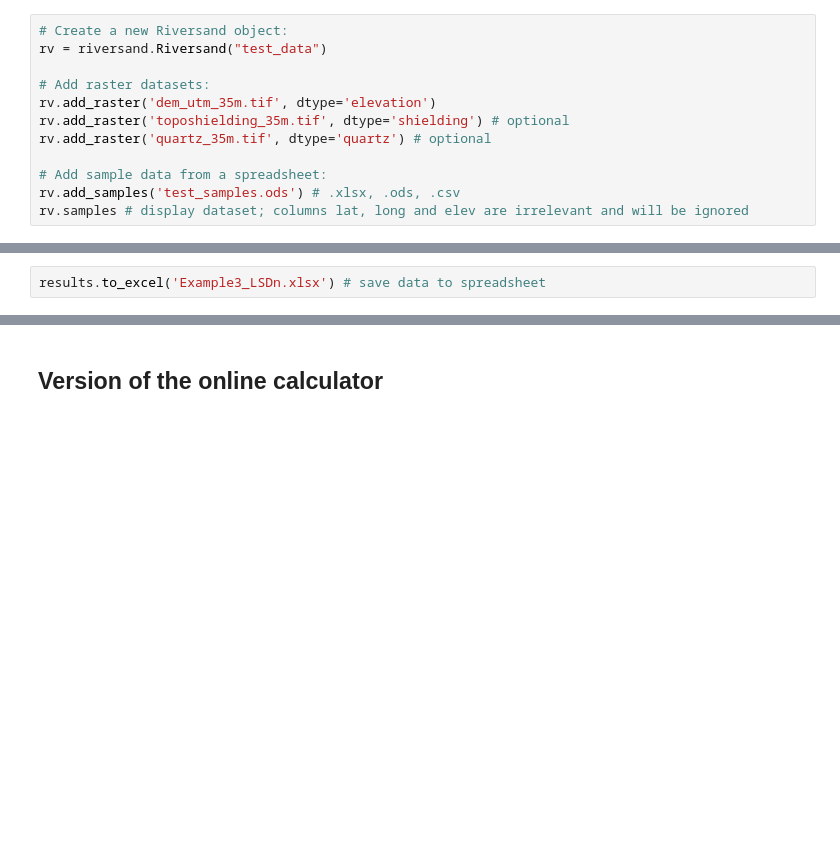
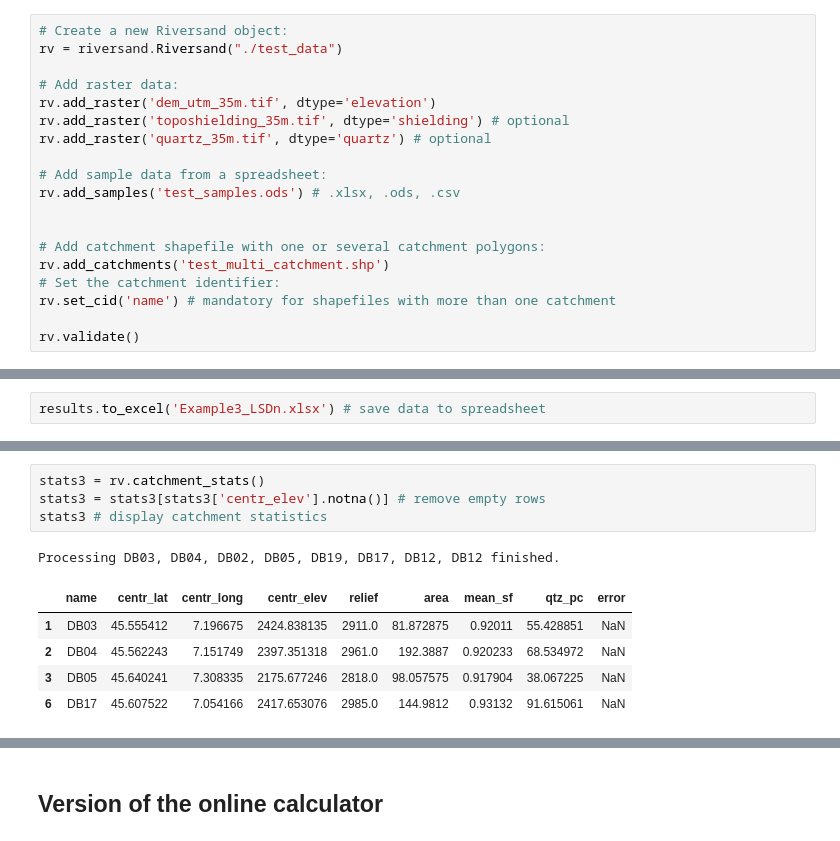
Before and after one commit to kstueb/riversand, a Jupyter notebook: riversand/example_scripts/quickstart.ipynb, the cells around one changed output, grey strips where cells are left out. Saved outputs shown, nothing was run; the diff lists cells and outputs as text; blank space fills up the shorter version.

```diff
--- a/riversand/example_scripts/quickstart.ipynb
+++ b/riversand/example_scripts/quickstart.ipynb
@@ -176,13 +189,20 @@ To process a shapefile with more than one catchment polygon import sample data f
 # %%
 # Create a new Riversand object:
-rv = riversand.Riversand("test_data")
+rv = riversand.Riversand("./test_data")
 
-# Add raster datasets:
+# Add raster data:
 rv.add_raster('dem_utm_35m.tif', dtype='elevation')
 rv.add_raster('toposhielding_35m.tif', dtype='shielding') # optional
 rv.add_raster('quartz_35m.tif', dtype='quartz') # optional
 
 # Add sample data from a spreadsheet:
 rv.add_samples('test_samples.ods') # .xlsx, .ods, .csv
-rv.samples # display dataset; columns lat, long and elev are irrelevant and will be ignored
+
+
+# Add catchment shapefile with one or several catchment polygons:
+rv.add_catchments('test_multi_catchment.shp')
+# Set the catchment identifier:
+rv.set_cid('name') # mandatory for shapefiles with more than one catchment
+
+rv.validate()
 # %% [output]
@@ -304,3 +311,14 @@ results
 | 3 | DB04 | LSDn | Be-10 quartz | 68.534972 | 0.082983 | 0.004026 | 0.004468 | 0.000224 |  |
 | 4 | DB05 | LSDn | Be-10 quartz | 38.067225 | 0.076386 | 0.003608 | 0.003987 | 0.000363 |  |
 | 9 | DB17 | LSDn | Be-10 quartz | 91.615061 | 0.06793 | 0.003154 | 0.00346 | 0.000014 |  |
+# %%
+stats3 = rv.catchment_stats()
+stats3 = stats3[stats3['centr_elev'].notna()] # remove empty rows
+stats3 # display catchment statistics
+# %% [output]
+Processing DB03, DB04, DB02, DB05, DB19, DB17, DB12, DB12 finished.
+|  | name | centr_lat | centr_long | centr_elev | relief | area | mean_sf | qtz_pc | error |
+| 1 | DB03 | 45.555412 | 7.196675 | 2424.838135 | 2911.0 | 81.872875 | 0.92011 | 55.428851 | NaN |
+| 2 | DB04 | 45.562243 | 7.151749 | 2397.351318 | 2961.0 | 192.3887 | 0.920233 | 68.534972 | NaN |
+| 3 | DB05 | 45.640241 | 7.308335 | 2175.677246 | 2818.0 | 98.057575 | 0.917904 | 38.067225 | NaN |
+| 6 | DB17 | 45.607522 | 7.054166 | 2417.653076 | 2985.0 | 144.9812 | 0.93132 | 91.615061 | NaN |
```
Also changed, not shown: parts of 43 cells of this notebook.
